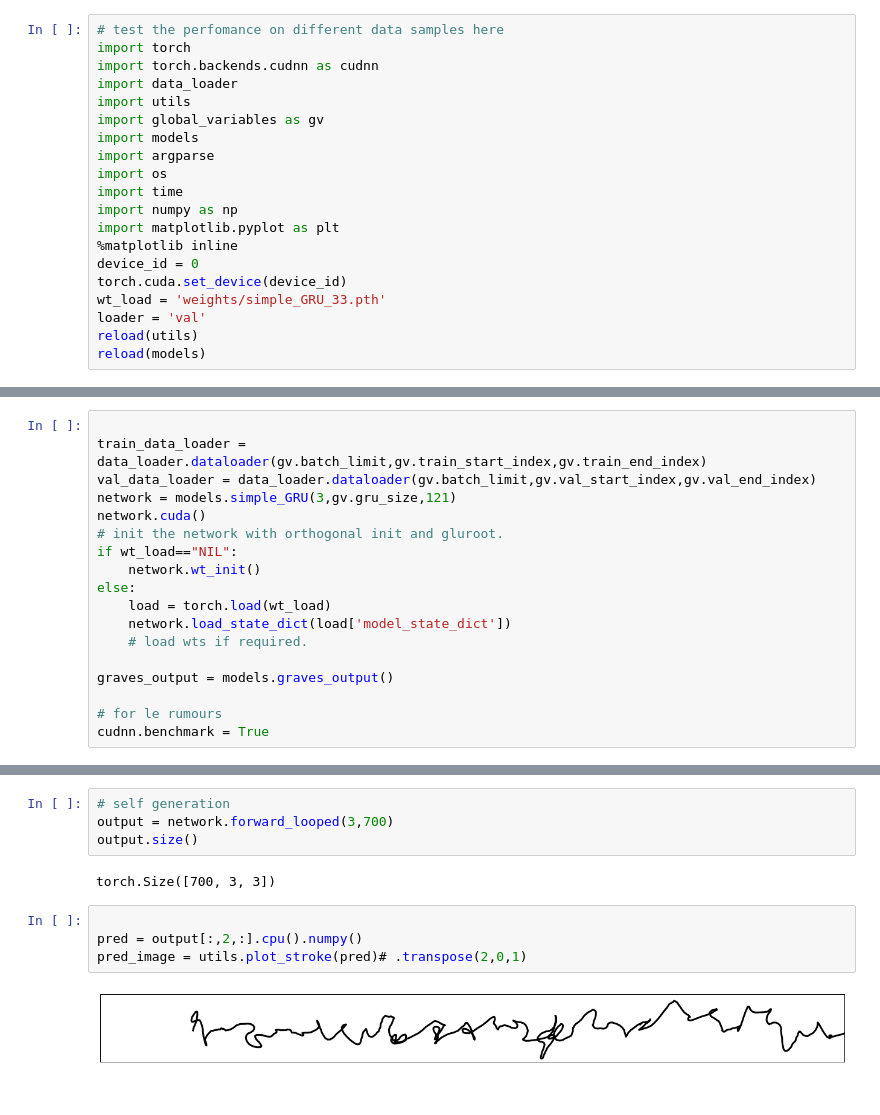
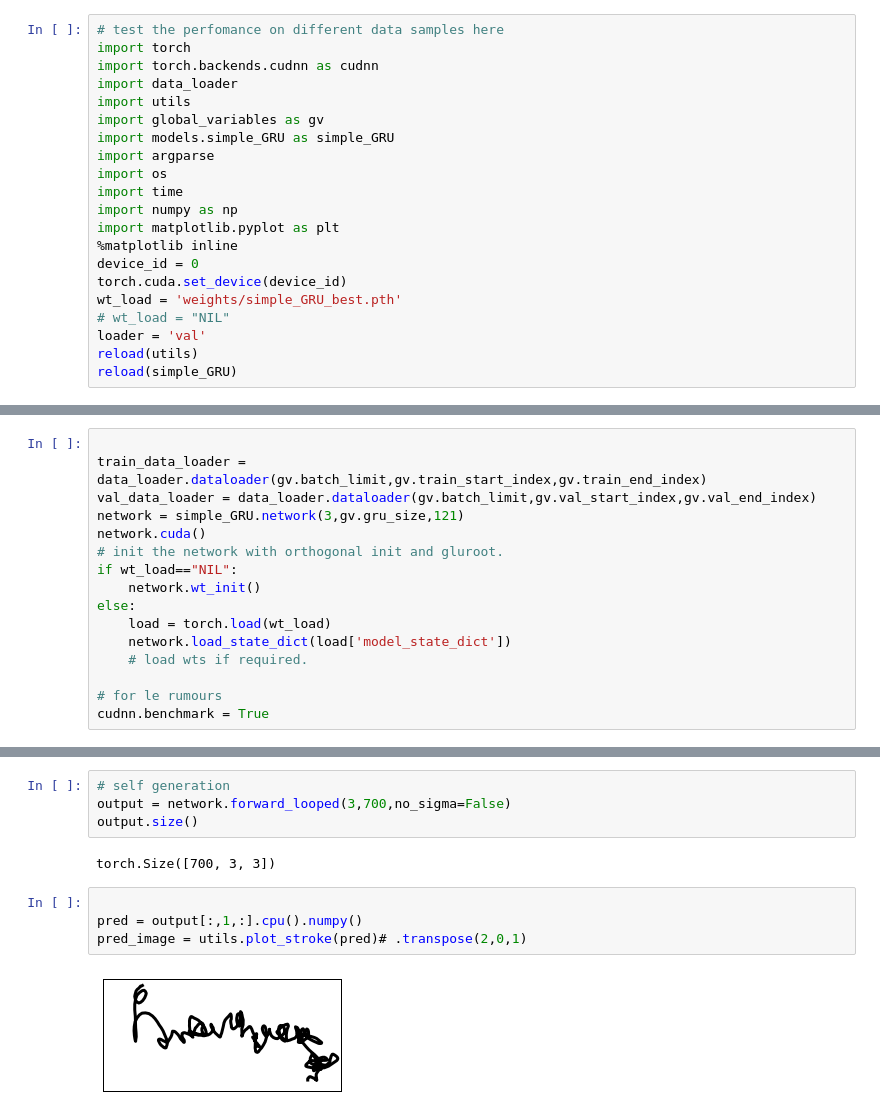
Before and after one commit to BardOfCodes/TheGraves-eyFont, a Jupyter notebook: validate.ipynb, the cells around one changed output, grey strips where cells are left out. Saved outputs shown, nothing was run; the diff lists cells and outputs as text.

```diff
--- a/validate.ipynb
+++ b/validate.ipynb
@@ -5,7 +5,7 @@ import torch.backends.cudnn as cudnn
 import data_loader
 import utils
 import global_variables as gv
-import models
+import models.simple_GRU as simple_GRU
 import argparse
 import os
 import time
@@ -14,8 +14,9 @@ import matplotlib.pyplot as plt
 %matplotlib inline
 device_id = 0
 torch.cuda.set_device(device_id)
-wt_load = 'weights/simple_GRU_33.pth'
+wt_load = 'weights/simple_GRU_best.pth'
+# wt_load = "NIL"
 loader = 'val'
 reload(utils)
-reload(models)
+reload(simple_GRU)
 # %% [output]
@@ -24,7 +25,7 @@ reload(models)
 
 train_data_loader = data_loader.dataloader(gv.batch_limit,gv.train_start_index,gv.train_end_index)
 val_data_loader = data_loader.dataloader(gv.batch_limit,gv.val_start_index,gv.val_end_index)
-network = models.simple_GRU(3,gv.gru_size,121)
+network = simple_GRU.network(3,gv.gru_size,121)
 network.cuda()
 # init the network with orthogonal init and gluroot.
 if wt_load=="NIL":
@@ -34,8 +35,6 @@ else:
     network.load_state_dict(load['model_state_dict'])
     # load wts if required.
 
-graves_output = models.graves_output()
-
 # for le rumours
 cudnn.benchmark = True
 # %%
@@ -84,12 +83,12 @@ gt_image = utils.plot_stroke(gt)# .transpose(2,0,1)
 # %%
 # self generation
-output = network.forward_looped(3,700)
+output = network.forward_looped(3,700,no_sigma=False)
 output.size()
 # %% [output]
 torch.Size([700, 3, 3])
 # %%
 
-pred = output[:,2,:].cpu().numpy()
+pred = output[:,1,:].cpu().numpy()
 pred_image = utils.plot_stroke(pred)# .transpose(2,0,1)
 # %% [output]
-[figure, old version]
+[figure, new version]
```
Also changed, not shown: parts of 5 cells of this notebook, 9 other files.
